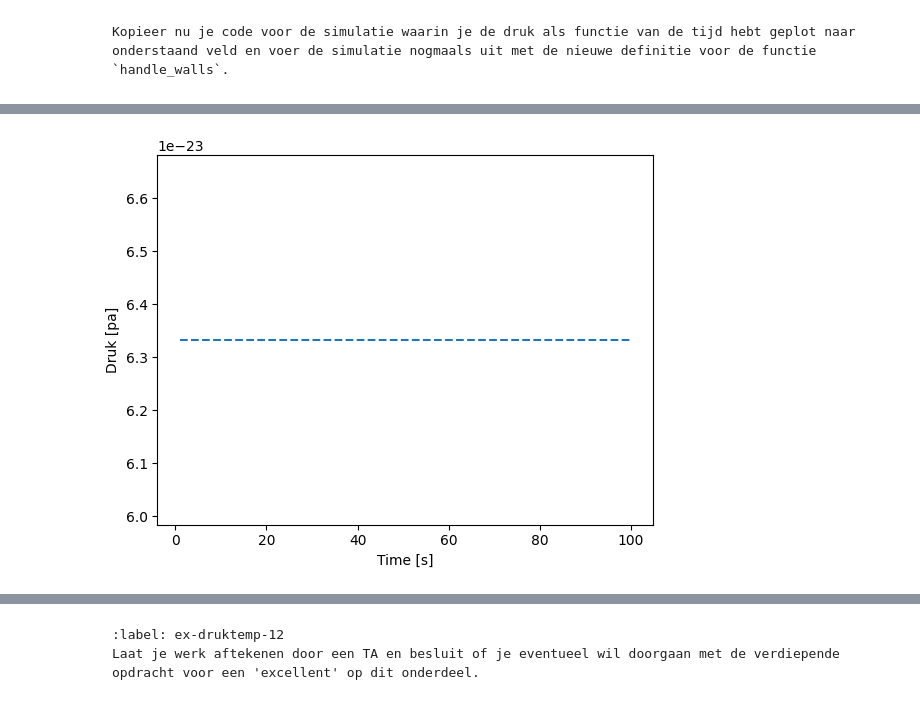
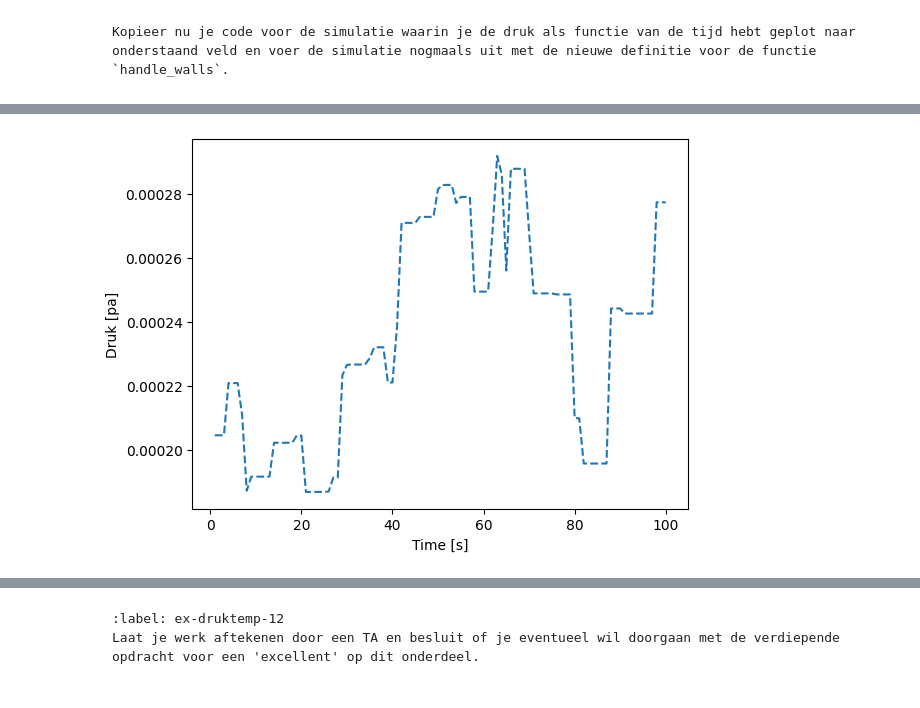
Before and after one commit to JesseDijkzeul/2, a Jupyter notebook: Content/PySim/5_druktemp.ipynb, the cells around one changed output, grey strips where cells are left out. Saved outputs shown, nothing was run; the diff lists cells and outputs as text; code cells hidden in the pictures.

````diff
--- a/Content/PySim/5_druktemp.ipynb
+++ b/Content/PySim/5_druktemp.ipynb
@@ -517,42 +463,39 @@ $$ (2d_pressure)
 
 Controleer of je uitkomst overeenkomt met de theorie en verifieer hiermee de code.
 ```
-# %%
-impulse_outward = 0.0
-pressure = 0.0
-
-def handle_walls(particles):
-    """ botsing met wanden controleren voor alle deeltjes in lijst en bepaling druk """
-    global pressure       # om pressure buiten de functie te kunnen gebruiken
-    v_particle_x = np.array([])
-    for p in particles:
-        v_particle_x = np.append(v_particle_x, p.v[0])
-
-    avv_v_x = np.mean(v_particle_x)
-    pressure = (M*avv_v_x**2)/(2*BOX_SIZE_0**2)
-    alpha = 0.05
-    pressure = alpha * pressure + (1-alpha) * pressure
-
-# RUIMTE VOOR GEKOPIEERDE FUNCTIE
-particles = []
-pressures = np.zeros(100, dtype=float)
-times = np.linspace(1, 100, 100)
-
-create_particles(particles)
-for i in range(100):
-    take_time_step(particles)
-    pressures[i] = pressure
-#your code/answer
-
-plt.figure()
-plt.xlabel('Time [s]')
-plt.ylabel('Druk [pa]')
-plt.plot(times,p_scale*pressures, '--', label = 'temperatuur')
-#your code/answer
-plt.show()
-#your code/answer
-# %% [output]
-[figure, removed]
+# %%
+def pressure2(particles):
+    v_particles_q = np.array([])
+    for p in particles:
+        v_particles_q = np.append(v_particles_q,p.v[0]**2)
+    avv_v_particles_q = np.mean(v_particles_q)
+    pressure2 = (M*N*avv_v_particles_q**2)/(2*BOX_SIZE_0**2)
+    return pressure2
+
+pressure2_scale = (V_0_scale**2)/(BOX_Size_0_scale**2)
+
+# RUIMTE VOOR GEKOPIEERDE FUNCTIE
+# Geef je oplossing
+
+particles = []
+pressures = np.zeros(100, dtype=float)
+times = np.linspace(1, 100, 100)
+
+
+create_particles(particles)
+for i in range(100):
+    take_time_step(particles)
+    pressure = pressure2(particles)
+    pressures[i] = pressure
+
+plt.figure()
+plt.xlabel('Time [s]')
+plt.ylabel('Druk [pa]')
+plt.plot(times, pressure2_scale*pressures, '--', label = 'temperatuur')
+plt.show()
+#your code/answer
+# %% [output]
+[figure, added]
 # %% [markdown]
 In [de formule voor de tweedimensionale druk](#2d_pressure) kan je de structuur van de ideale gaswet herkennen.
 
````
Also changed, not shown: parts of 10 cells of this notebook.
